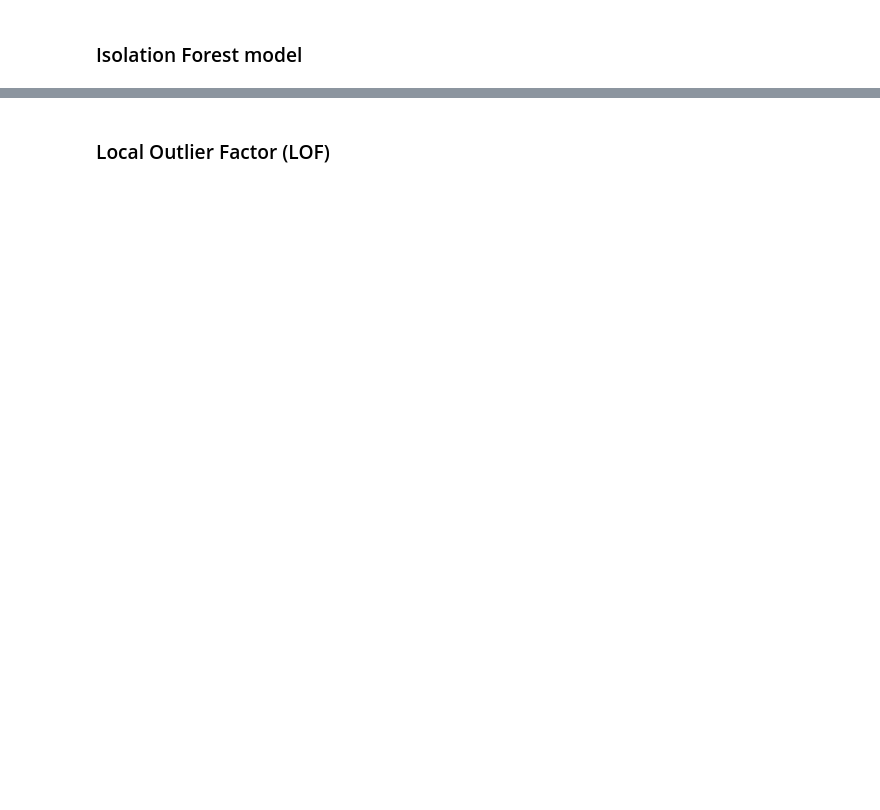
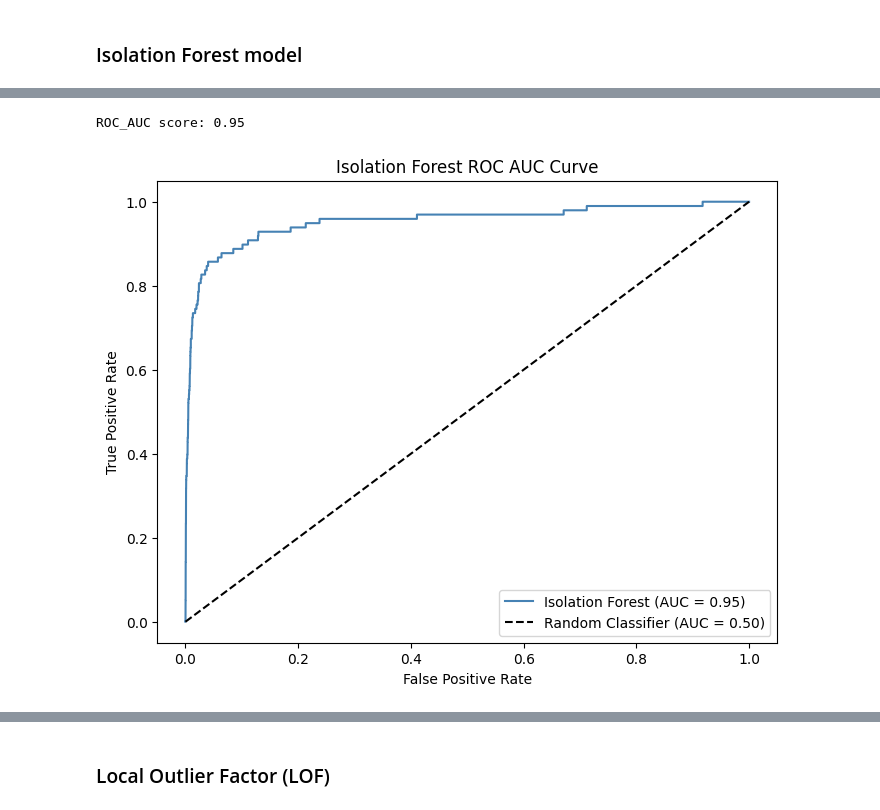
Before and after one commit to NTMal/Projects, a Jupyter notebook: CC_Fraud/notebooks/Anomaly_Detection_CCFraud.ipynb, the cells around one changed output, grey strips where cells are left out. Saved outputs shown, nothing was run; the diff lists cells and outputs as text; code cells hidden in the pictures; blank space fills up the shorter version.

Commit message:
Updated Anomaly Detection notebook W.I.P

```diff
--- a/CC_Fraud/notebooks/Anomaly_Detection_CCFraud.ipynb
+++ b/CC_Fraud/notebooks/Anomaly_Detection_CCFraud.ipynb
@@ -261,2 +273,24 @@ Fraud in test set: 98
 # %% [markdown]
 ### Isolation Forest model
+# %%
+# Fit Isolation Forest on training data
+# No assumption made about the proportion of anomalies in the dataset - we won't know how many fraudsters in real fresh dataset so set 'contamination = auto'
+# NOTE: initial modeling with 'contamination = auto' resulted in many False positives. Knowing the expected fraud rates improves model performance, so we set
+# contamination to the known rate in the dataset.
+
+# Contamination rate
+contamination = y.sum() / len(y)
+print(f"Contamination: {contamination:.4f}")
+
+iso_forest = IsolationForest(n_estimators=100,
+                             # contamination='auto',   # contamination set to 'auto' reflecting unsupervised model, as one wouldn't know the true fraud rate upfront.
+                             random_state=RANDOM_SEED)
+
+iso_forest.fit(X_train)
+
+# Predict on test data
+y_pred_iso = iso_forest.predict(X_test)
+
+# Isolation Forest return binary prediction 1 = normal, -1 = anomaly
+# Map to match target output: 0 = valid, 1 = fraud
+y_pred_iso = (y_pred_iso == -1).astype(int)
@@ -262,0 +323,23 @@ Fraud in test set: 98
+# %%
+# ROC_AUC Score
+iso_score = iso_forest.decision_function(X_test)
+ROC_AUC = roc_auc_score(y_test.values, -iso_score)
+print(f"ROC_AUC score: {ROC_AUC:.2f}")
+
+# Plot ROC-AUC curve
+fpr, tpr, _ = roc_curve(y_test.values, -iso_score)
+
+fig, ax = plt.subplots(figsize = (8, 6))
+ax.plot(fpr, tpr, color = 'steelblue',
+        label = f'Isolation Forest (AUC = {ROC_AUC:.2f})')
+ax.plot([0, 1], [0, 1], 'k--',
+        label='Random Classifier (AUC = 0.50)')
+ax.set_title('Isolation Forest ROC AUC Curve')
+ax.set_xlabel('False Positive Rate')
+ax.set_ylabel('True Positive Rate')
+ax.legend(loc='lower right')
+
+plt.show()
+# %% [output]
+ROC_AUC score: 0.95
+[figure, added]
```
Also changed, not shown: parts of 9 cells of this notebook.
